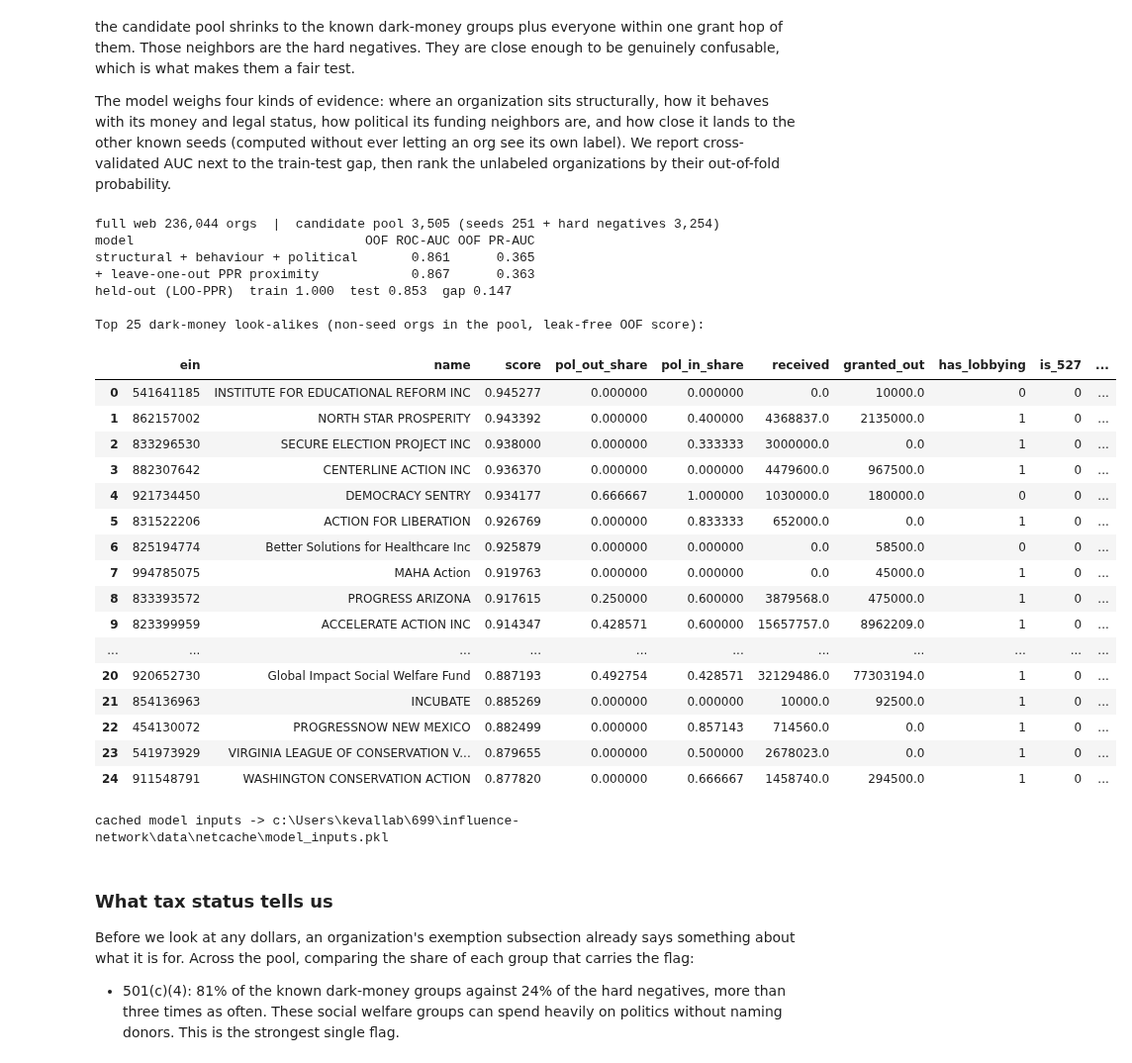
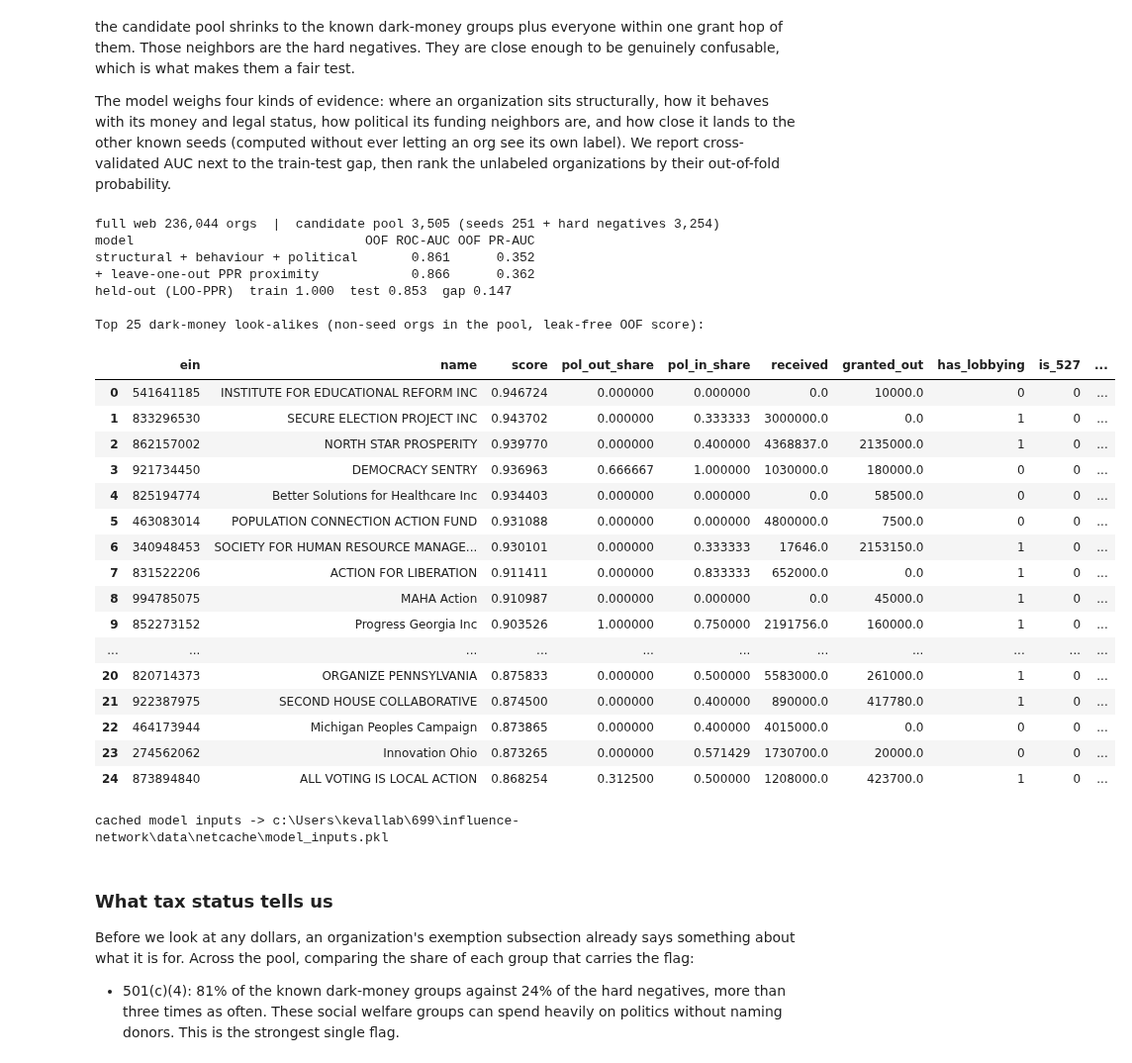
Before and after one commit to team-glass-house/influence-network, a Jupyter notebook: notebooks/network_analysis_modeling.ipynb, the cells around one changed output. Shown at 99% size. Cells and saved outputs as stored; diff of their text form; code cells hidden in the pictures.

```diff
--- a/notebooks/network_analysis_modeling.ipynb
+++ b/notebooks/network_analysis_modeling.ipynb
@@ -553,9 +526,9 @@ def _pol_feats(n):
     return (po / len(succ) if succ else 0.0, pi / len(pred) if pred else 0.0, float(po + pi))
 _pf = np.array([_pol_feats(n) for n in nodes])
 M["pol_out_share"], M["pol_in_share"], M["pol_deg"] = _pf[:, 0], _pf[:, 1], _pf[:, 2]
-M = M.merge(rank[["ein", "pr_pctile"]], on="ein", how="left")
+M = M.merge(rank[["ein", "pr_pctile",'pagerank']], on="ein", how="left")
 
-STRUCTB = ["in_deg", "out_deg", "log_d_in", "log_d_out", "conduit", "deg", "pr_pctile"]
+STRUCTB = ["in_deg", "out_deg", "log_d_in", "log_d_out", "conduit", "deg","pagerank","pr_pctile"]
 BEHAVB  = ["log_received", "log_granted_out", "velocity", "has_lobbying", "is_527",
            "name_flag", "eot_c3", "eot_c4", "eot_c5", "eot_c6", "eot_c_other"]
 POL     = ["pol_out_share", "pol_in_share", "pol_deg"]
@@ -596,52 +569,52 @@ Xp = np.column_stack([Xbase, prox([nodes[i] for i in tr if y[i] == 1])])
 mdl = GBC().fit(Xp[tr], y[tr])
 gtr = roc_auc_score(y[tr], mdl.predict_proba(Xp[tr])[:, 1]); gte = roc_auc_score(y[te], mdl.predict_proba(Xp[te])[:, 1])
 print(f"held-out (LOO-PPR)  train {gtr:.3f}  test {gte:.3f}  gap {gtr - gte:.3f}")
 
 M["score"] = oof_prox
 M["is_seed"] = y
 leads = M[M.is_seed == 0].sort_values("score", ascending=False).reset_index(drop=True)
 print("\nTop 25 dark-money look-alikes (non-seed orgs in the pool, leak-free OOF score):")
 display(leads.head(25)[["ein", "name", "score", "pol_out_share", "pol_in_share", "received", "granted_out",
-                        "has_lobbying", "is_527", "eot_c3", "eot_c4", "eot_c5", "eot_c6", "eot_c_other"]])
+                        "has_lobbying", "is_527", "eot_c3", "eot_c4", "eot_c5", "eot_c6", "eot_c_other","pagerank"]])
 
 # --- cache feature matrix + proximity for fast offline model iteration ---
 try:
     import pickle as _pkl
     _cache = ROOT / 'data' / 'netcache'; _cache.mkdir(parents=True, exist_ok=True)
     with open(_cache / 'model_inputs.pkl', 'wb') as _f:
         _pkl.dump({'Xbase': Xbase, 'y': y, 'nodes': list(nodes),
                    'Pmat': {s: Pmat[s] for s in seeds_present},
                    'seeds_present': list(seeds_present), 'node_ix': node_ix,
                    'diag': diag, 'M': M,
                    'STRUCTB': STRUCTB, 'BEHAVB': BEHAVB, 'POL': POL}, _f)
     print(f'cached model inputs -> {_cache / "model_inputs.pkl"}')
 except Exception as _e:
     print('cache skipped:', _e)
 # %% [output]
 full web 236,044 orgs  |  candidate pool 3,505 (seeds 251 + hard negatives 3,254)
 model                              OOF ROC-AUC OOF PR-AUC
-structural + behaviour + political       0.861      0.365
-+ leave-one-out PPR proximity            0.867      0.363
+structural + behaviour + political       0.861      0.352
++ leave-one-out PPR proximity            0.866      0.362
 held-out (LOO-PPR)  train 1.000  test 0.853  gap 0.147
 
 Top 25 dark-money look-alikes (non-seed orgs in the pool, leak-free OOF score):
 |  | ein | name | score | pol_out_share | pol_in_share | received | granted_out | has_lobbying | is_527 | ... |
-| 0 | 541641185 | INSTITUTE FOR EDUCATIONAL REFORM INC | 0.945277 | 0.000000 | 0.000000 | 0.0 | 10000.0 | 0 | 0 | ... |
-| 1 | 862157002 | NORTH STAR PROSPERITY | 0.943392 | 0.000000 | 0.400000 | 4368837.0 | 2135000.0 | 1 | 0 | ... |
-| 2 | 833296530 | SECURE ELECTION PROJECT INC | 0.938000 | 0.000000 | 0.333333 | 3000000.0 | 0.0 | 1 | 0 | ... |
-| 3 | 882307642 | CENTERLINE ACTION INC | 0.936370 | 0.000000 | 0.000000 | 4479600.0 | 967500.0 | 1 | 0 | ... |
-| 4 | 921734450 | DEMOCRACY SENTRY | 0.934177 | 0.666667 | 1.000000 | 1030000.0 | 180000.0 | 0 | 0 | ... |
-| 5 | 831522206 | ACTION FOR LIBERATION | 0.926769 | 0.000000 | 0.833333 | 652000.0 | 0.0 | 1 | 0 | ... |
-| 6 | 825194774 | Better Solutions for Healthcare Inc | 0.925879 | 0.000000 | 0.000000 | 0.0 | 58500.0 | 0 | 0 | ... |
-| 7 | 994785075 | MAHA Action | 0.919763 | 0.000000 | 0.000000 | 0.0 | 45000.0 | 1 | 0 | ... |
-| 8 | 833393572 | PROGRESS ARIZONA | 0.917615 | 0.250000 | 0.600000 | 3879568.0 | 475000.0 | 1 | 0 | ... |
-| 9 | 823399959 | ACCELERATE ACTION INC | 0.914347 | 0.428571 | 0.600000 | 15657757.0 | 8962209.0 | 1 | 0 | ... |
+| 0 | 541641185 | INSTITUTE FOR EDUCATIONAL REFORM INC | 0.946724 | 0.000000 | 0.000000 | 0.0 | 10000.0 | 0 | 0 | ... |
+| 1 | 833296530 | SECURE ELECTION PROJECT INC | 0.943702 | 0.000000 | 0.333333 | 3000000.0 | 0.0 | 1 | 0 | ... |
+| 2 | 862157002 | NORTH STAR PROSPERITY | 0.939770 | 0.000000 | 0.400000 | 4368837.0 | 2135000.0 | 1 | 0 | ... |
+| 3 | 921734450 | DEMOCRACY SENTRY | 0.936963 | 0.666667 | 1.000000 | 1030000.0 | 180000.0 | 0 | 0 | ... |
+| 4 | 825194774 | Better Solutions for Healthcare Inc | 0.934403 | 0.000000 | 0.000000 | 0.0 | 58500.0 | 0 | 0 | ... |
+| 5 | 463083014 | POPULATION CONNECTION ACTION FUND | 0.931088 | 0.000000 | 0.000000 | 4800000.0 | 7500.0 | 0 | 0 | ... |
+| 6 | 340948453 | SOCIETY FOR HUMAN RESOURCE MANAGE... | 0.930101 | 0.000000 | 0.333333 | 17646.0 | 2153150.0 | 1 | 0 | ... |
+| 7 | 831522206 | ACTION FOR LIBERATION | 0.911411 | 0.000000 | 0.833333 | 652000.0 | 0.0 | 1 | 0 | ... |
+| 8 | 994785075 | MAHA Action | 0.910987 | 0.000000 | 0.000000 | 0.0 | 45000.0 | 1 | 0 | ... |
+| 9 | 852273152 | Progress Georgia Inc | 0.903526 | 1.000000 | 0.750000 | 2191756.0 | 160000.0 | 1 | 0 | ... |
 | ... | ... | ... | ... | ... | ... | ... | ... | ... | ... | ... |
-| 20 | 920652730 | Global Impact Social Welfare Fund | 0.887193 | 0.492754 | 0.428571 | 32129486.0 | 77303194.0 | 1 | 0 | ... |
-| 21 | 854136963 | INCUBATE | 0.885269 | 0.000000 | 0.000000 | 10000.0 | 92500.0 | 1 | 0 | ... |
-| 22 | 454130072 | PROGRESSNOW NEW MEXICO | 0.882499 | 0.000000 | 0.857143 | 714560.0 | 0.0 | 1 | 0 | ... |
-| 23 | 541973929 | VIRGINIA LEAGUE OF CONSERVATION V... | 0.879655 | 0.000000 | 0.500000 | 2678023.0 | 0.0 | 1 | 0 | ... |
-| 24 | 911548791 | WASHINGTON CONSERVATION ACTION | 0.877820 | 0.000000 | 0.666667 | 1458740.0 | 294500.0 | 1 | 0 | ... |
+| 20 | 820714373 | ORGANIZE PENNSYLVANIA | 0.875833 | 0.000000 | 0.500000 | 5583000.0 | 261000.0 | 1 | 0 | ... |
+| 21 | 922387975 | SECOND HOUSE COLLABORATIVE | 0.874500 | 0.000000 | 0.400000 | 890000.0 | 417780.0 | 1 | 0 | ... |
+| 22 | 464173944 | Michigan Peoples Campaign | 0.873865 | 0.000000 | 0.400000 | 4015000.0 | 0.0 | 0 | 0 | ... |
+| 23 | 274562062 | Innovation Ohio | 0.873265 | 0.000000 | 0.571429 | 1730700.0 | 20000.0 | 0 | 0 | ... |
+| 24 | 873894840 | ALL VOTING IS LOCAL ACTION | 0.868254 | 0.312500 | 0.500000 | 1208000.0 | 423700.0 | 1 | 0 | ... |
 cached model inputs -> c:\Users\kevallab\699\influence-network\data\netcache\model_inputs.pkl
 # %% [markdown]
 ### What tax status tells us
```
Also changed, not shown: parts of 33 cells of this notebook, 1 other file.
